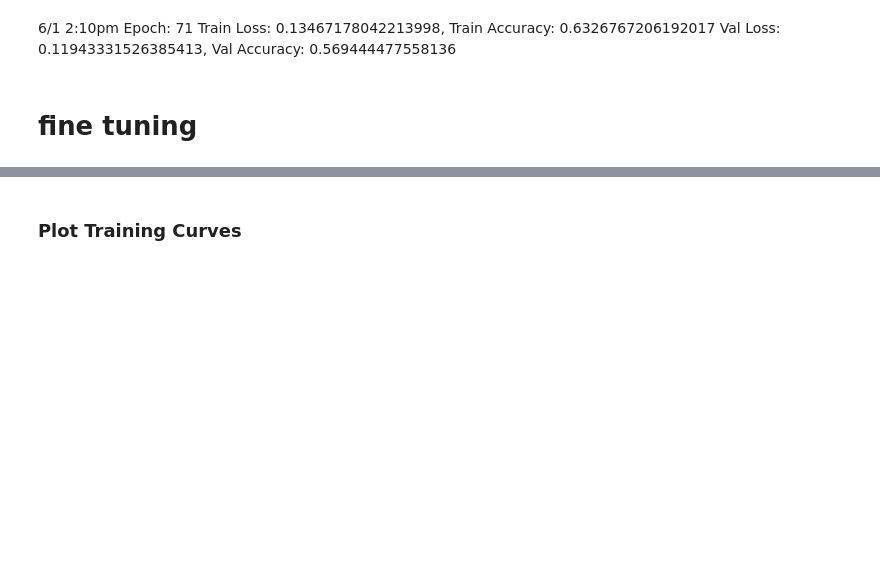
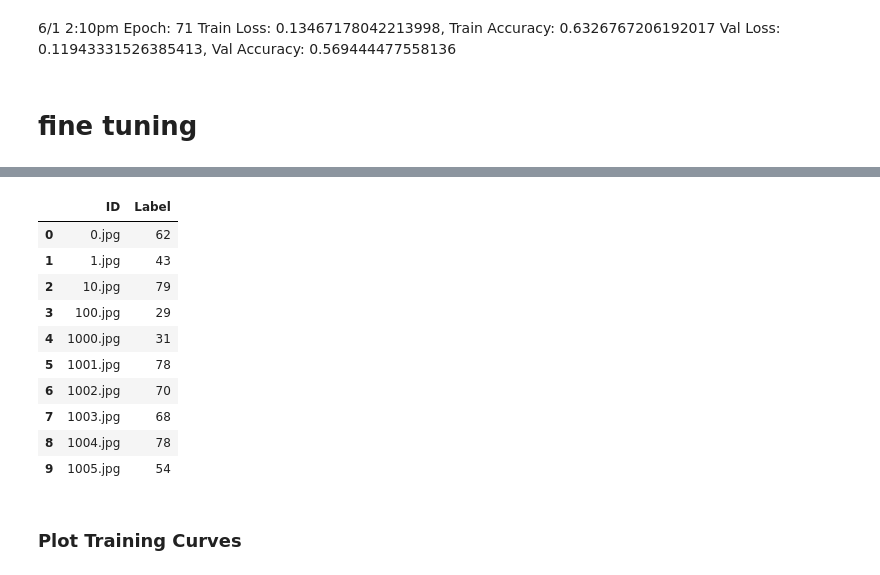
Before and after one commit to slowanimals/CSE-144-Final-Project, a Jupyter notebook: v2_Kaush_Final_Project_CSE_144.ipynb, the cells around one changed output, grey strips where cells are left out. Saved outputs shown, nothing was run; the diff lists cells and outputs as text; code cells hidden in the pictures; blank space fills up the shorter version.

```diff
--- a/v2_Kaush_Final_Project_CSE_144.ipynb
+++ b/v2_Kaush_Final_Project_CSE_144.ipynb
@@ -204,8 +213,11 @@ class CNN(nn.Module):
 
         in_features = self.model.classifier[1].in_features
         self.model.classifier = nn.Sequential(
-            nn.Dropout(0.5),
-            nn.Linear(in_features, out_features=num_classes)
+            nn.Dropout(0.3),
+            nn.Linear(in_features, out_features=512),
+            nn.SiLU(),
+            nn.Dropout(0.3),
+            nn.Linear(512, out_features=num_classes),
         )
 
 
@@ -538,2 +594,4 @@ Saved to: /content/drive/MyDrive/ft_best.pt
 # %%
 new_curr = torch.load('/content/drive/MyDrive/ft_best.pt')
+curr_epoch = new_curr['epoch']
+model.load_state_dict(new_curr['model_state_dict'])
@@ -539,0 +673,59 @@ new_curr = torch.load('/content/drive/MyDrive/ft_best.pt')
+# %%
+checkpoint = torch.load(new_ckpt_path)
+model.load_state_dict(checkpoint["model_state_dict"])
+print(f"\nLoaded best checkpoint from epoch {checkpoint['epoch']}")
+
+IMAGENET_MEAN = [0.485, 0.456, 0.406]
+IMAGENET_STD  = [0.229, 0.224, 0.225]
+
+def make_tta_tf(resize, hflip=False):
+    steps = [
+        transforms.Resize((resize, resize)),
+        transforms.CenterCrop(380),
+    ]
+    if hflip:
+        steps.append(transforms.RandomHorizontalFlip(p=1.0))
+    steps += [
+        transforms.ToTensor(),
+        transforms.Normalize(IMAGENET_MEAN, IMAGENET_STD),
+    ]
+    return transforms.Compose(steps)
+
+tta_transforms = [
+    make_tta_tf(380,  hflip=False),  # standard
+    make_tta_tf(380,  hflip=True),   # standard + flip
+    make_tta_tf(437,  hflip=False),  # zoomed out
+    make_tta_tf(437,  hflip=True),   # zoomed out + flip
+    make_tta_tf(494,  hflip=False),  # more zoomed out
+    make_tta_tf(494,  hflip=True),   # more zoomed out + flip
+]
+
+model.eval()
+accum_logits  = None
+all_filenames = None
+
+for pass_idx, tf in enumerate(tta_transforms):
+    dataset = TestDataset(folder=f"{path}/test", transform=tf)
+    loader  = DataLoader(dataset, batch_size=16, shuffle=False, num_workers=0)
+
+    if all_filenames is None:
+        all_filenames = dataset.images
+
+    pass_logits = []
+    with torch.no_grad():
+        for images in loader:
+            pass_logits.append(model(images.to(device)).cpu())
+
+    pass_logits  = torch.cat(pass_logits, dim=0)
+    accum_logits = pass_logits if accum_logits is None \
+                   else accum_logits + pass_logits
+    print(f"TTA pass {pass_idx+1}/{len(tta_transforms)} done")
+
+preds = accum_logits.argmax(dim=1).numpy()
+submission = pd.DataFrame({"ID": all_filenames, "Label": preds})
+submission.to_csv("/content/drive/MyDrive/submission.csv", index=False)
+print(f"\nSaved submission.csv  (shape: {submission.shape})")
+print(f"Label range: {submission['Label'].min()} – {submission['Label'].max()} "
+      f"| Unique labels: {submission['Label'].nunique()}")
+submission.head(10)
+# %% [output]
@@ -540,3 +742,14 @@ new_curr = torch.load('/content/drive/MyDrive/ft_best.pt')
+|  | ID | Label |
+| 0 | 0.jpg | 62 |
+| 1 | 1.jpg | 43 |
+| 2 | 10.jpg | 79 |
+| 3 | 100.jpg | 29 |
+| 4 | 1000.jpg | 31 |
+| 5 | 1001.jpg | 78 |
+| 6 | 1002.jpg | 70 |
+| 7 | 1003.jpg | 68 |
+| 8 | 1004.jpg | 78 |
+| 9 | 1005.jpg | 54 |
 # %% [markdown]
 ### Plot Training Curves
 # %%
```
Also changed, not shown: parts of 14 cells of this notebook.
